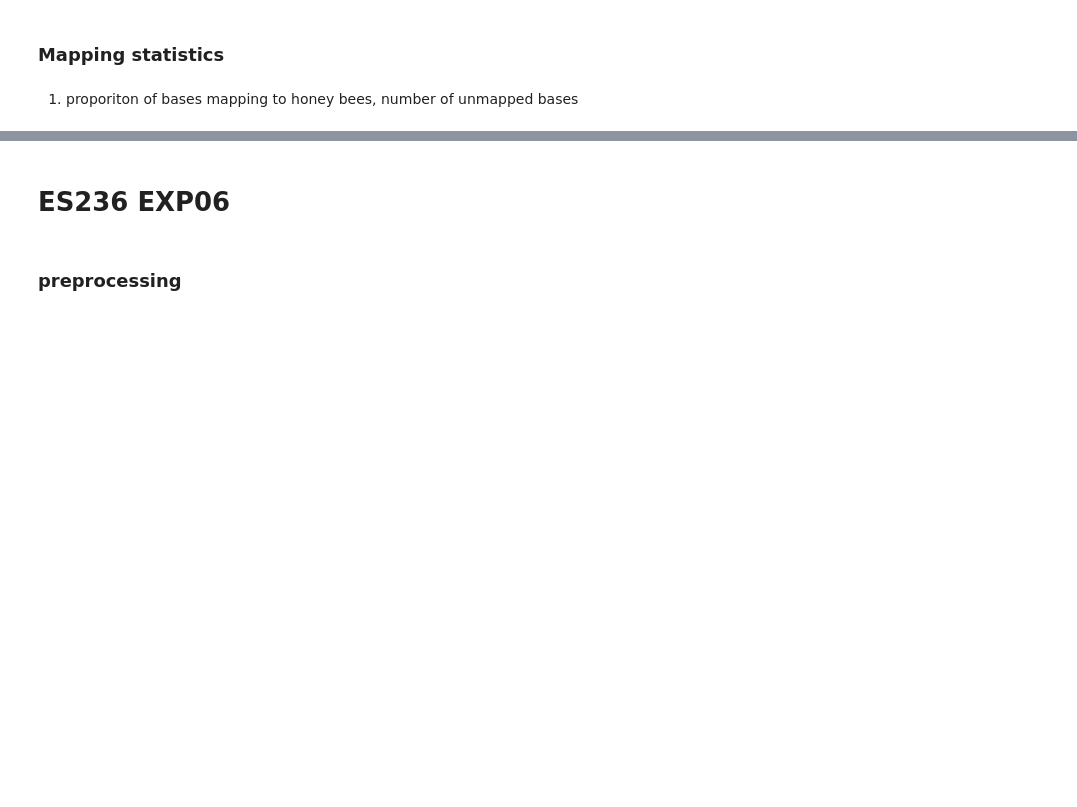
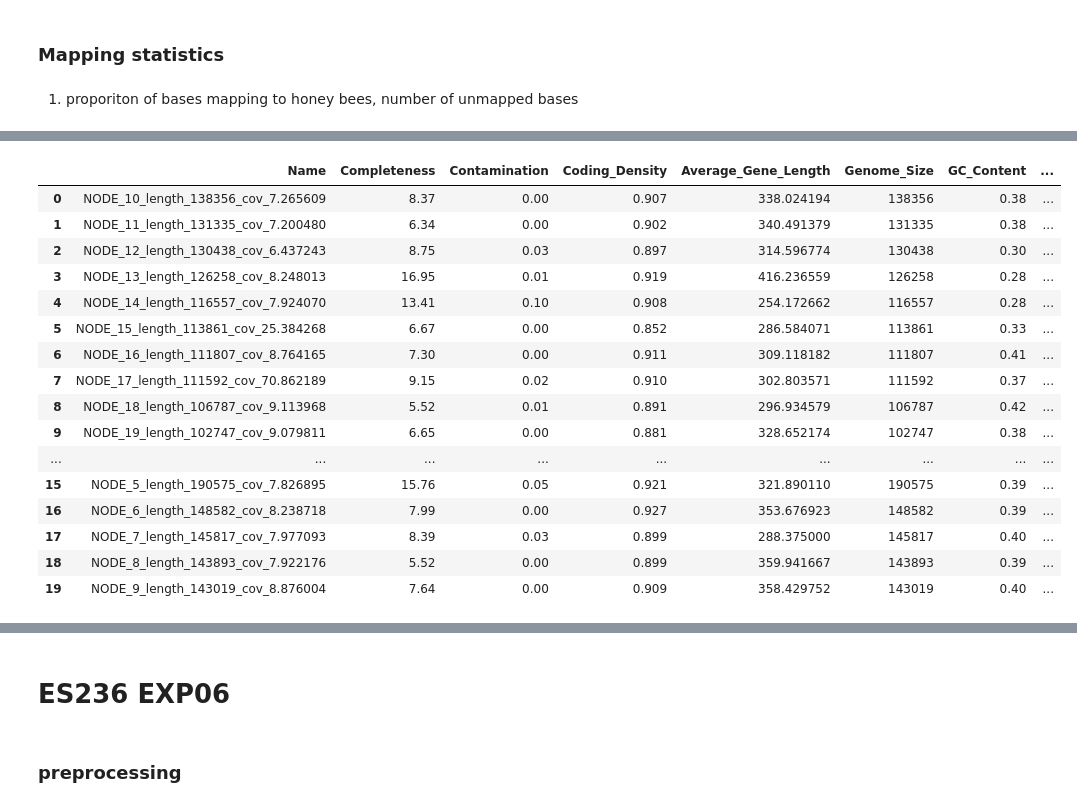
Before and after one commit to victorrossier/plan-b-omics, a Jupyter notebook: notebooks/2026_nanopore.ipynb, the cells around one changed output, grey strips where cells are left out. Drawn from its saved outputs; the diff is of its cells as text; code cells hidden in the pictures; blank space fills up the shorter version.

```diff
--- a/notebooks/2026_nanopore.ipynb
+++ b/notebooks/2026_nanopore.ipynb
@@ -318,8 +462,15 @@ sra_path = '{}sra/'.format(pp_path)
 fastq_sr_path = '{}fastq_sr/'.format(pp_path)
 minimap2_sr_path =  '{}minimap2_sr/'.format(pp_path)
 
-# path to non-bee fastq subsampled using various approaches
-subsample_path = '{}subsamples/'.format(pp_path)
+#
+assembly_path = '{}02_assembly/'.format(working_path)
+myloasm_path = '{}myloasm/'.format(assembly_path)
+spades_path = '{}spades/'.format(assembly_path)
+
+# kraken2 taxonomic identification
+kdb_path = '{}krakdb/'.format(shared_data_path)
+kdb_name='corent'
+contig_kraken2_path='{}contig_kraken2/'.format(assembly_path)
 # %%
 metadata_xlsx = '{}ES203_Overview_Sequencing_Runs_New_GridION.xlsx'.format(metadata_path)
 
@@ -645,0 +1057,9 @@ fraction * np.log(100 * )
+# %%
+checkm2_bin = '/cluster/raid/home/f80878961/bin/checkm2/bin/checkm2'
+# contigs_dir = '{}contigs_dir'.format(myloasm_path)
+#checkm2_out = '{}checkm2/ont_myloasm'.format(assembly_path)
+
+contigs_dir = '{}scaffolds_dir/'.format(spades_path)
+checkm2_out = '{}checkm2/sr_spades'.format(assembly_path)
+
+checkm2_db = '/cluster/raid/home/f80878961/bin/checkm2/CheckM2_database/uniref100.KO.1.dmnd'
@@ -645,0 +1075,2 @@ fraction * np.log(100 * )
+# %%
+checkm2_df = pd.read_table('{}/quality_report.tsv'.format(checkm2_out))
@@ -645,0 +1101,2 @@ fraction * np.log(100 * )
+# %%
+pd.set_option('display.max_colwidth', None)
@@ -645,0 +1117,20 @@ fraction * np.log(100 * )
+# %%
+checkm2_df[['Name', 'Completeness', 'Contamination', 'Coding_Density', 'Average_Gene_Length', 'Genome_Size', 'GC_Content', 'Total_Coding_Sequences']]
+# %% [output]
+|  | Name | Completeness | Contamination | Coding_Density | Average_Gene_Length | Genome_Size | GC_Content | ... |
+| 0 | NODE_10_length_138356_cov_7.265609 | 8.37 | 0.00 | 0.907 | 338.024194 | 138356 | 0.38 | ... |
+| 1 | NODE_11_length_131335_cov_7.200480 | 6.34 | 0.00 | 0.902 | 340.491379 | 131335 | 0.38 | ... |
+| 2 | NODE_12_length_130438_cov_6.437243 | 8.75 | 0.03 | 0.897 | 314.596774 | 130438 | 0.30 | ... |
+| 3 | NODE_13_length_126258_cov_8.248013 | 16.95 | 0.01 | 0.919 | 416.236559 | 126258 | 0.28 | ... |
+| 4 | NODE_14_length_116557_cov_7.924070 | 13.41 | 0.10 | 0.908 | 254.172662 | 116557 | 0.28 | ... |
+| 5 | NODE_15_length_113861_cov_25.384268 | 6.67 | 0.00 | 0.852 | 286.584071 | 113861 | 0.33 | ... |
+| 6 | NODE_16_length_111807_cov_8.764165 | 7.30 | 0.00 | 0.911 | 309.118182 | 111807 | 0.41 | ... |
+| 7 | NODE_17_length_111592_cov_70.862189 | 9.15 | 0.02 | 0.910 | 302.803571 | 111592 | 0.37 | ... |
+| 8 | NODE_18_length_106787_cov_9.113968 | 5.52 | 0.01 | 0.891 | 296.934579 | 106787 | 0.42 | ... |
+| 9 | NODE_19_length_102747_cov_9.079811 | 6.65 | 0.00 | 0.881 | 328.652174 | 102747 | 0.38 | ... |
+| ... | ... | ... | ... | ... | ... | ... | ... | ... |
+| 15 | NODE_5_length_190575_cov_7.826895 | 15.76 | 0.05 | 0.921 | 321.890110 | 190575 | 0.39 | ... |
+| 16 | NODE_6_length_148582_cov_8.238718 | 7.99 | 0.00 | 0.927 | 353.676923 | 148582 | 0.39 | ... |
+| 17 | NODE_7_length_145817_cov_7.977093 | 8.39 | 0.03 | 0.899 | 288.375000 | 145817 | 0.40 | ... |
+| 18 | NODE_8_length_143893_cov_7.922176 | 5.52 | 0.00 | 0.899 | 359.941667 | 143893 | 0.39 | ... |
+| 19 | NODE_9_length_143019_cov_8.876004 | 7.64 | 0.00 | 0.909 | 358.429752 | 143019 | 0.40 | ... |
```
Also changed, not shown: parts of 145 cells of this notebook, 1 other file.
